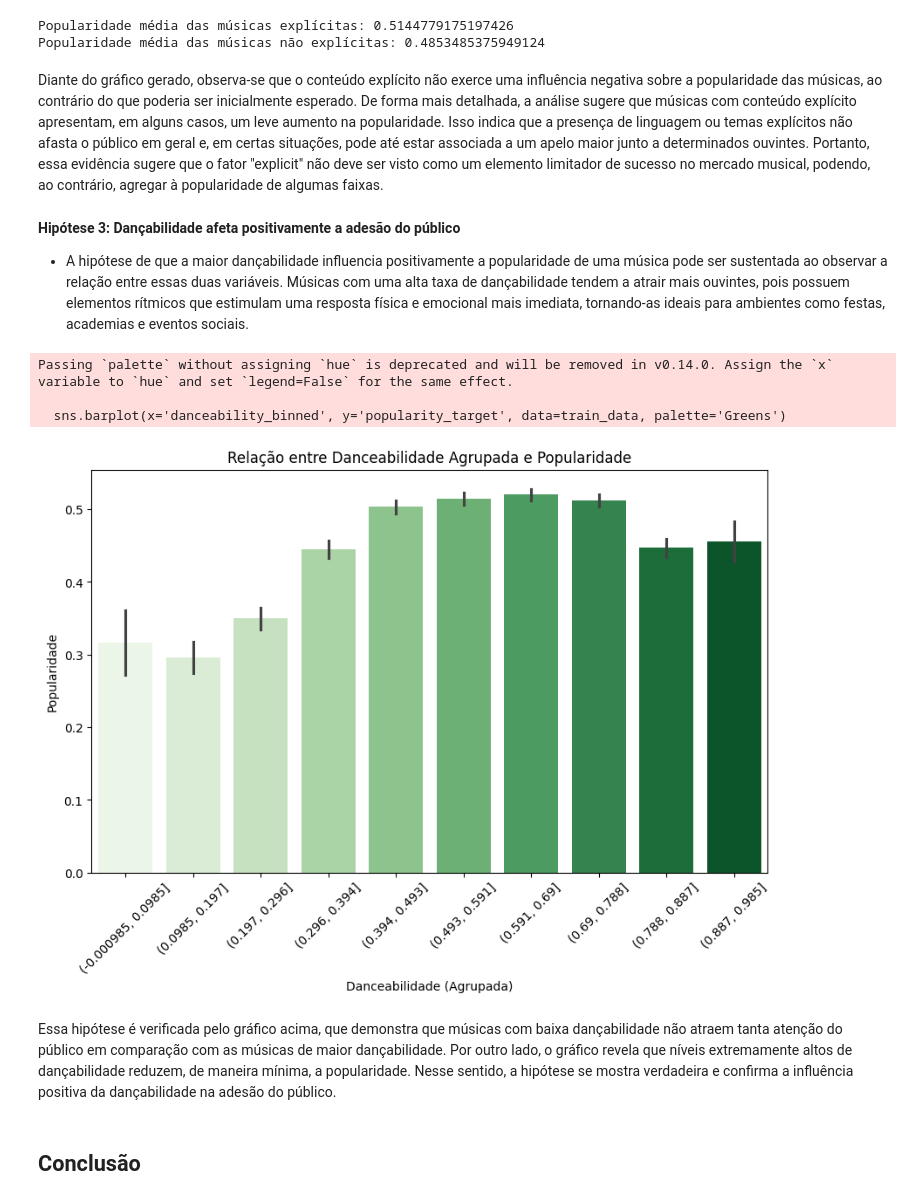
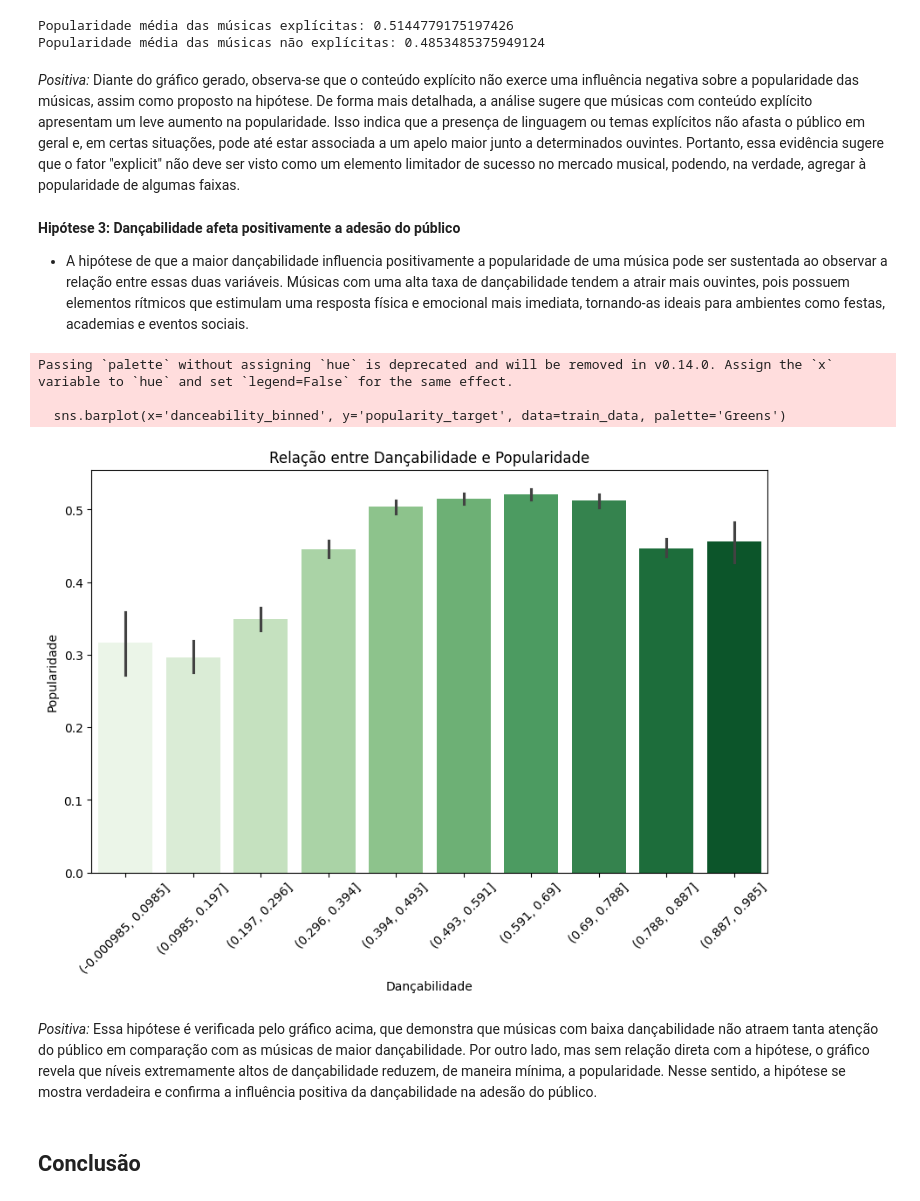
Before and after one commit to Anacajp/Kaggle-Spotify, a Jupyter notebook: spotify_3version.ipynb, the cells around one changed output. Drawn from its saved outputs; the diff is of its cells as text; code cells hidden in the pictures.

```diff
--- a/spotify_3version.ipynb
+++ b/spotify_3version.ipynb
@@ -249,7 +249,7 @@ Passing `palette` without assigning `hue` is deprecated and will be removed in v
 Popularidade média das músicas explícitas: 0.5144779175197426
 Popularidade média das músicas não explícitas: 0.4853485375949124
 # %% [markdown]
-Diante do gráfico gerado, observa-se que o conteúdo explícito não exerce uma influência negativa sobre a popularidade das músicas, ao contrário do que poderia ser inicialmente esperado. De forma mais detalhada, a análise sugere que músicas com conteúdo explícito apresentam, em alguns casos, um leve aumento na popularidade. Isso indica que a presença de linguagem ou temas explícitos não afasta o público em geral e, em certas situações, pode até estar associada a um apelo maior junto a determinados ouvintes. Portanto, essa evidência sugere que o fator "explicit" não deve ser visto como um elemento limitador de sucesso no mercado musical, podendo, ao contrário, agregar à popularidade de algumas faixas.
+_Positiva:_ Diante do gráfico gerado, observa-se que o conteúdo explícito não exerce uma influência negativa sobre a popularidade das músicas, assim como proposto na hipótese. De forma mais detalhada, a análise sugere que músicas com conteúdo explícito apresentam um leve aumento na popularidade. Isso indica que a presença de linguagem ou temas explícitos não afasta o público em geral e, em certas situações, pode até estar associada a um apelo maior junto a determinados ouvintes. Portanto, essa evidência sugere que o fator "explicit" não deve ser visto como um elemento limitador de sucesso no mercado musical, podendo, na verdade, agregar à popularidade de algumas faixas.
 # %% [markdown]
 **Hipótese 3: Dançabilidade afeta positivamente a adesão do público**
 
@@ -257,26 +257,26 @@ Diante do gráfico gerado, observa-se que o conteúdo explícito não exerce uma
 # %%
 import matplotlib.pyplot as plt
 import seaborn as sns
 import pandas as pd
 
 # Agrupar a coluna 'danceability' em intervalos (bins)
 train_data['danceability_binned'] = pd.cut(train_data['danceability'], bins=10)
 
 # Gerar gráfico de barras para Popularidade e Danceabilidade agrupada
 plt.figure(figsize=(10, 6))
 sns.barplot(x='danceability_binned', y='popularity_target', data=train_data, palette='Greens')
-plt.title('Relação entre Danceabilidade Agrupada e Popularidade')
-plt.xlabel('Danceabilidade (Agrupada)')
+plt.title('Relação entre Dançabilidade e Popularidade')
+plt.xlabel('Dançabilidade')
 plt.ylabel('Popularidade')
 plt.xticks(rotation=45)
 plt.show()
 # %% [output]
 Passing `palette` without assigning `hue` is deprecated and will be removed in v0.14.0. Assign the `x` variable to `hue` and set `legend=False` for the same effect.
 
   sns.barplot(x='danceability_binned', y='popularity_target', data=train_data, palette='Greens')
-[figure, old version]
+[figure, new version]
 # %% [markdown]
-Essa hipótese é verificada pelo gráfico acima, que demonstra que músicas com baixa dançabilidade não atraem tanta atenção do público em comparação com as músicas de maior dançabilidade. Por outro lado, o gráfico revela que níveis extremamente altos de dançabilidade reduzem, de maneira mínima, a popularidade. Nesse sentido, a hipótese se mostra verdadeira e confirma a influência positiva da dançabilidade na adesão do público.
+_Positiva:_ Essa hipótese é verificada pelo gráfico acima, que demonstra que músicas com baixa dançabilidade não atraem tanta atenção do público em comparação com as músicas de maior dançabilidade. Por outro lado, mas sem relação direta com a hipótese, o gráfico revela que níveis extremamente altos de dançabilidade reduzem, de maneira mínima, a popularidade. Nesse sentido, a hipótese se mostra verdadeira e confirma a influência positiva da dançabilidade na adesão do público.
 # %% [markdown]
 ## Conclusão
 # %% [markdown]
```
Also changed, not shown: parts of 5 cells of this notebook, 3 other files.
